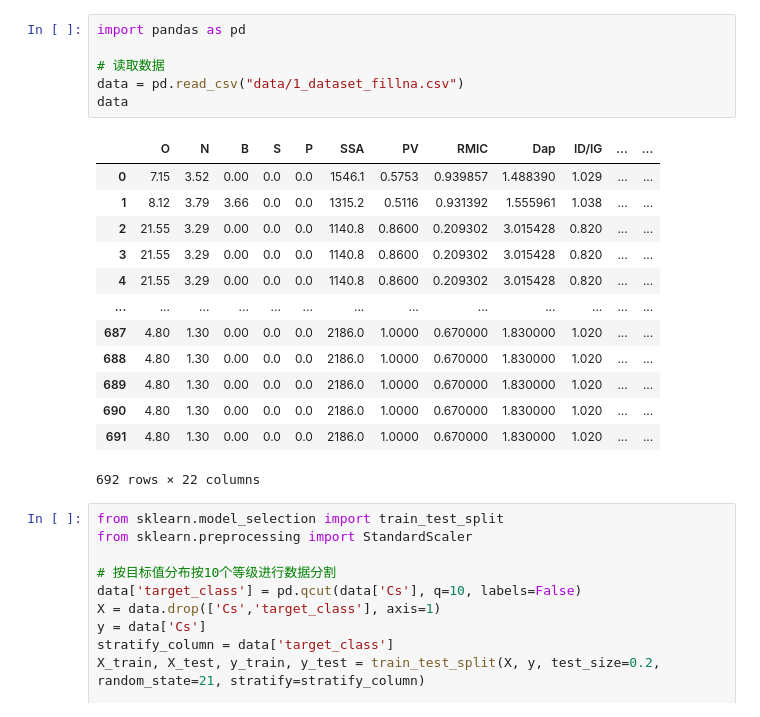
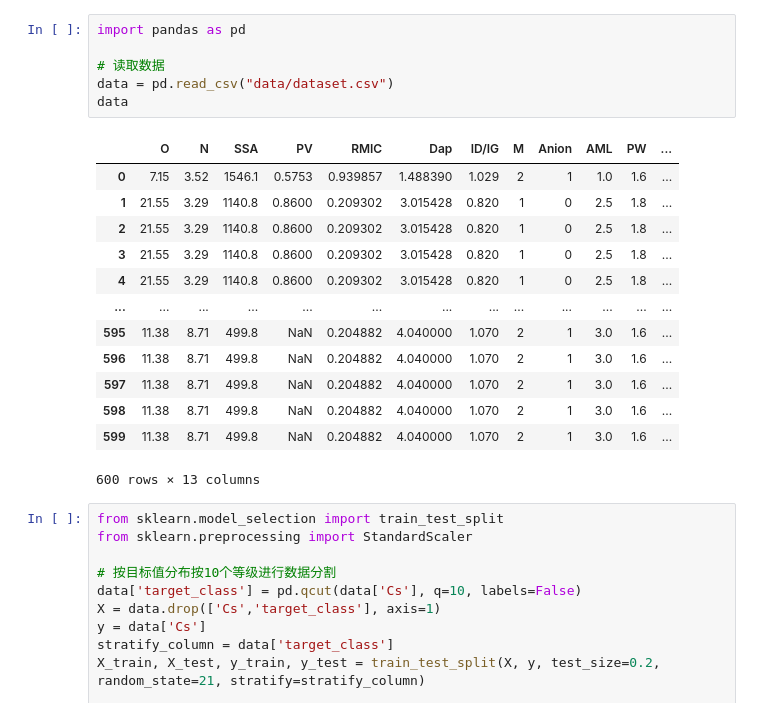
Before and after one commit to YYCHEN2001/Carbon_Cathode_New, a Jupyter notebook: 0.1-XGB.ipynb, the cells around one changed output. Cells and saved outputs as stored; diff of their text form.

```diff
--- a/0.1-XGB.ipynb
+++ b/0.1-XGB.ipynb
@@ -1,23 +1,23 @@
 # %%
 import pandas as pd
 
 # 读取数据
-data = pd.read_csv("data/1_dataset_fillna.csv")
+data = pd.read_csv("data/dataset.csv")
 data
 # %% [output]
-|  | O | N | B | S | P | SSA | PV | RMIC | Dap | ID/IG | ... | ... |
-| 0 | 7.15 | 3.52 | 0.00 | 0.0 | 0.0 | 1546.1 | 0.5753 | 0.939857 | 1.488390 | 1.029 | ... | ... |
-| 1 | 8.12 | 3.79 | 3.66 | 0.0 | 0.0 | 1315.2 | 0.5116 | 0.931392 | 1.555961 | 1.038 | ... | ... |
-| 2 | 21.55 | 3.29 | 0.00 | 0.0 | 0.0 | 1140.8 | 0.8600 | 0.209302 | 3.015428 | 0.820 | ... | ... |
-| 3 | 21.55 | 3.29 | 0.00 | 0.0 | 0.0 | 1140.8 | 0.8600 | 0.209302 | 3.015428 | 0.820 | ... | ... |
-| 4 | 21.55 | 3.29 | 0.00 | 0.0 | 0.0 | 1140.8 | 0.8600 | 0.209302 | 3.015428 | 0.820 | ... | ... |
+|  | O | N | SSA | PV | RMIC | Dap | ID/IG | M | Anion | AML | PW | ... |
+| 0 | 7.15 | 3.52 | 1546.1 | 0.5753 | 0.939857 | 1.488390 | 1.029 | 2 | 1 | 1.0 | 1.6 | ... |
+| 1 | 21.55 | 3.29 | 1140.8 | 0.8600 | 0.209302 | 3.015428 | 0.820 | 1 | 0 | 2.5 | 1.8 | ... |
+| 2 | 21.55 | 3.29 | 1140.8 | 0.8600 | 0.209302 | 3.015428 | 0.820 | 1 | 0 | 2.5 | 1.8 | ... |
+| 3 | 21.55 | 3.29 | 1140.8 | 0.8600 | 0.209302 | 3.015428 | 0.820 | 1 | 0 | 2.5 | 1.8 | ... |
+| 4 | 21.55 | 3.29 | 1140.8 | 0.8600 | 0.209302 | 3.015428 | 0.820 | 1 | 0 | 2.5 | 1.8 | ... |
 | ... | ... | ... | ... | ... | ... | ... | ... | ... | ... | ... | ... | ... |
-| 687 | 4.80 | 1.30 | 0.00 | 0.0 | 0.0 | 2186.0 | 1.0000 | 0.670000 | 1.830000 | 1.020 | ... | ... |
-| 688 | 4.80 | 1.30 | 0.00 | 0.0 | 0.0 | 2186.0 | 1.0000 | 0.670000 | 1.830000 | 1.020 | ... | ... |
-| 689 | 4.80 | 1.30 | 0.00 | 0.0 | 0.0 | 2186.0 | 1.0000 | 0.670000 | 1.830000 | 1.020 | ... | ... |
-| 690 | 4.80 | 1.30 | 0.00 | 0.0 | 0.0 | 2186.0 | 1.0000 | 0.670000 | 1.830000 | 1.020 | ... | ... |
-| 691 | 4.80 | 1.30 | 0.00 | 0.0 | 0.0 | 2186.0 | 1.0000 | 0.670000 | 1.830000 | 1.020 | ... | ... |
+| 595 | 11.38 | 8.71 | 499.8 | NaN | 0.204882 | 4.040000 | 1.070 | 2 | 1 | 3.0 | 1.6 | ... |
+| 596 | 11.38 | 8.71 | 499.8 | NaN | 0.204882 | 4.040000 | 1.070 | 2 | 1 | 3.0 | 1.6 | ... |
+| 597 | 11.38 | 8.71 | 499.8 | NaN | 0.204882 | 4.040000 | 1.070 | 2 | 1 | 3.0 | 1.6 | ... |
+| 598 | 11.38 | 8.71 | 499.8 | NaN | 0.204882 | 4.040000 | 1.070 | 2 | 1 | 3.0 | 1.6 | ... |
+| 599 | 11.38 | 8.71 | 499.8 | NaN | 0.204882 | 4.040000 | 1.070 | 2 | 1 | 3.0 | 1.6 | ... |
-692 rows × 22 columns
+600 rows × 13 columns
 # %%
 from sklearn.model_selection import train_test_split
 from sklearn.preprocessing import StandardScaler
```
Also changed, not shown: 8 other files.
